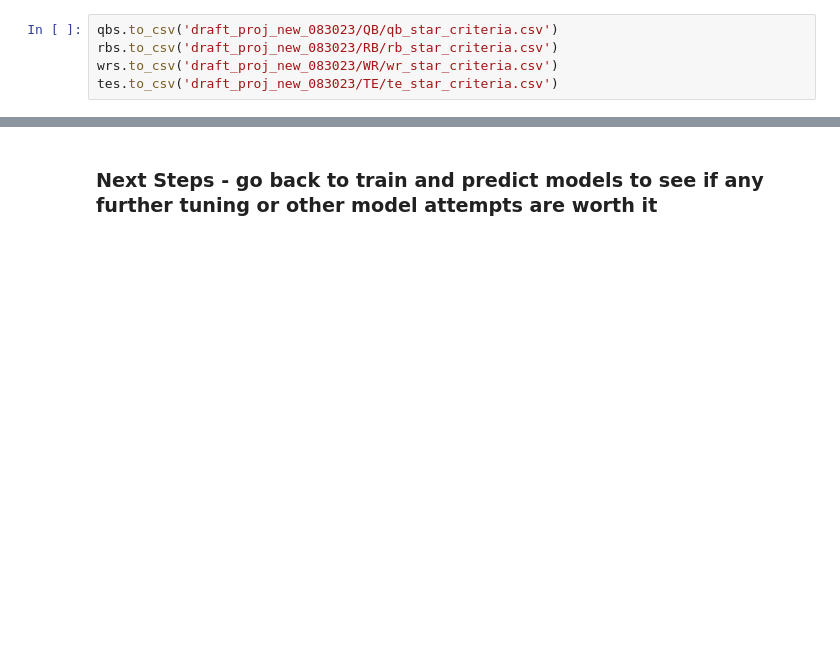
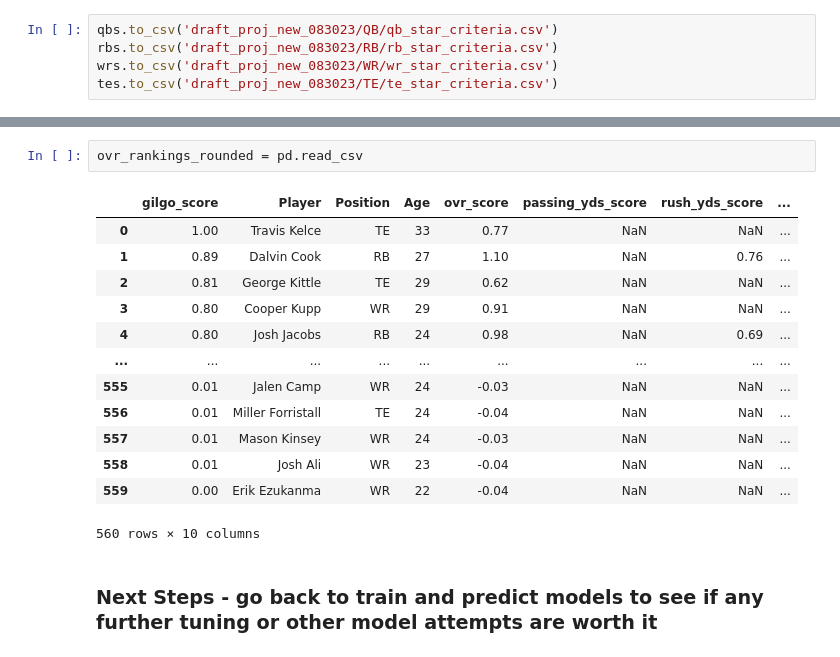
Before and after one commit to mattgilgo/fantasy_football, a Jupyter notebook: new_models.ipynb, the cells around one changed output, grey strips where cells are left out. Saved outputs shown, nothing was run; the diff lists cells and outputs as text; blank space fills up the shorter version.

```diff
--- a/new_models.ipynb
+++ b/new_models.ipynb
@@ -641,2 +822,18 @@ tes.to_csv('draft_proj_new_083023/TE/te_star_criteria.csv')
+# %%
+ovr_rankings_rounded = pd.read_csv
+# %% [output]
+|  | gilgo_score | Player | Position | Age | ovr_score | passing_yds_score | rush_yds_score | ... |
+| 0 | 1.00 | Travis Kelce | TE | 33 | 0.77 | NaN | NaN | ... |
+| 1 | 0.89 | Dalvin Cook | RB | 27 | 1.10 | NaN | 0.76 | ... |
+| 2 | 0.81 | George Kittle | TE | 29 | 0.62 | NaN | NaN | ... |
+| 3 | 0.80 | Cooper Kupp | WR | 29 | 0.91 | NaN | NaN | ... |
+| 4 | 0.80 | Josh Jacobs | RB | 24 | 0.98 | NaN | 0.69 | ... |
+| ... | ... | ... | ... | ... | ... | ... | ... | ... |
+| 555 | 0.01 | Jalen Camp | WR | 24 | -0.03 | NaN | NaN | ... |
+| 556 | 0.01 | Miller Forristall | TE | 24 | -0.04 | NaN | NaN | ... |
+| 557 | 0.01 | Mason Kinsey | WR | 24 | -0.03 | NaN | NaN | ... |
+| 558 | 0.01 | Josh Ali | WR | 23 | -0.04 | NaN | NaN | ... |
+| 559 | 0.00 | Erik Ezukanma | WR | 22 | -0.04 | NaN | NaN | ... |
+560 rows × 10 columns
 # %% [markdown]
 ### Next Steps - go back to train and predict models to see if any further tuning or other model attempts are worth it
```
Also changed, not shown: parts of 11 cells of this notebook, 13 other files.
